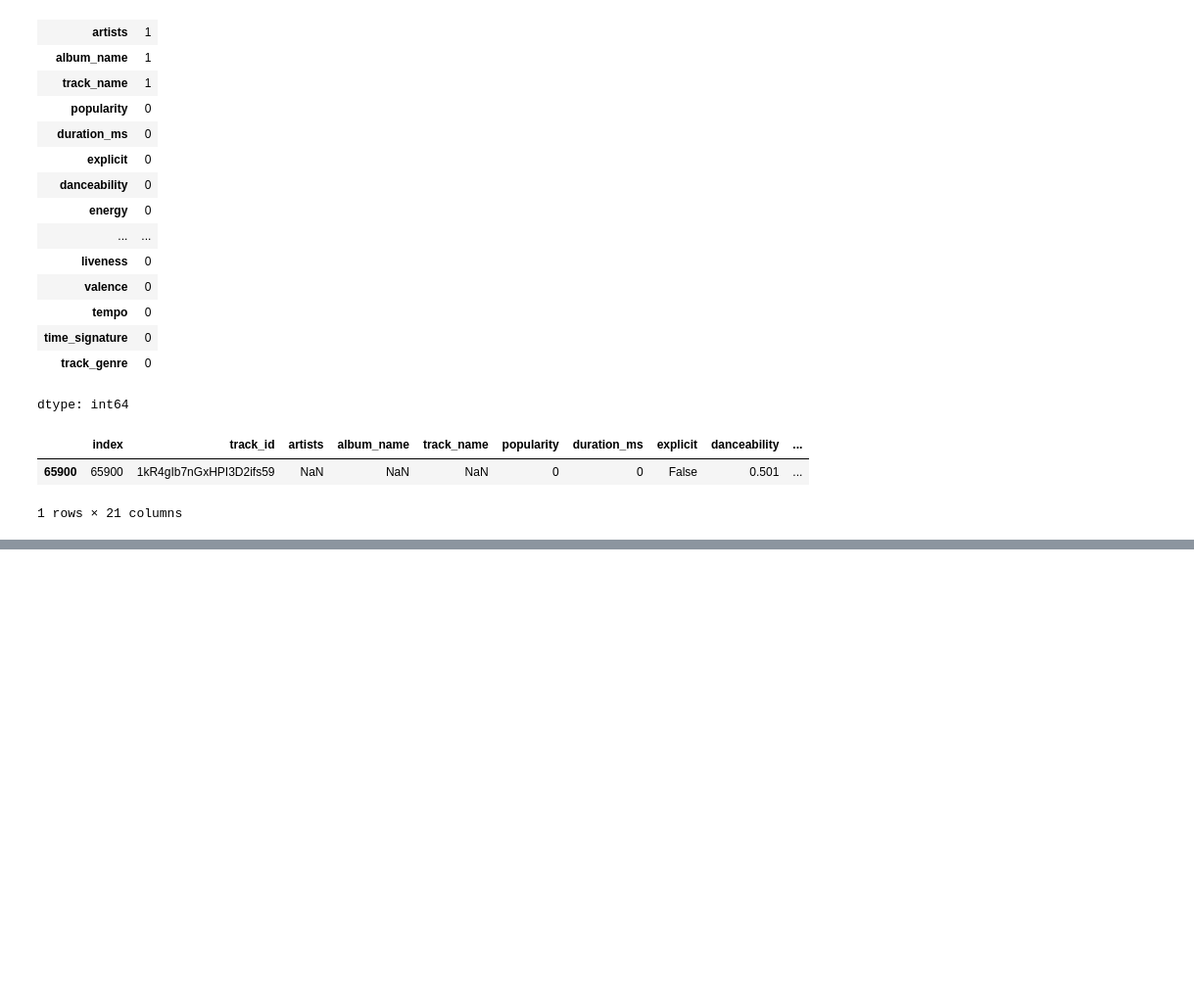
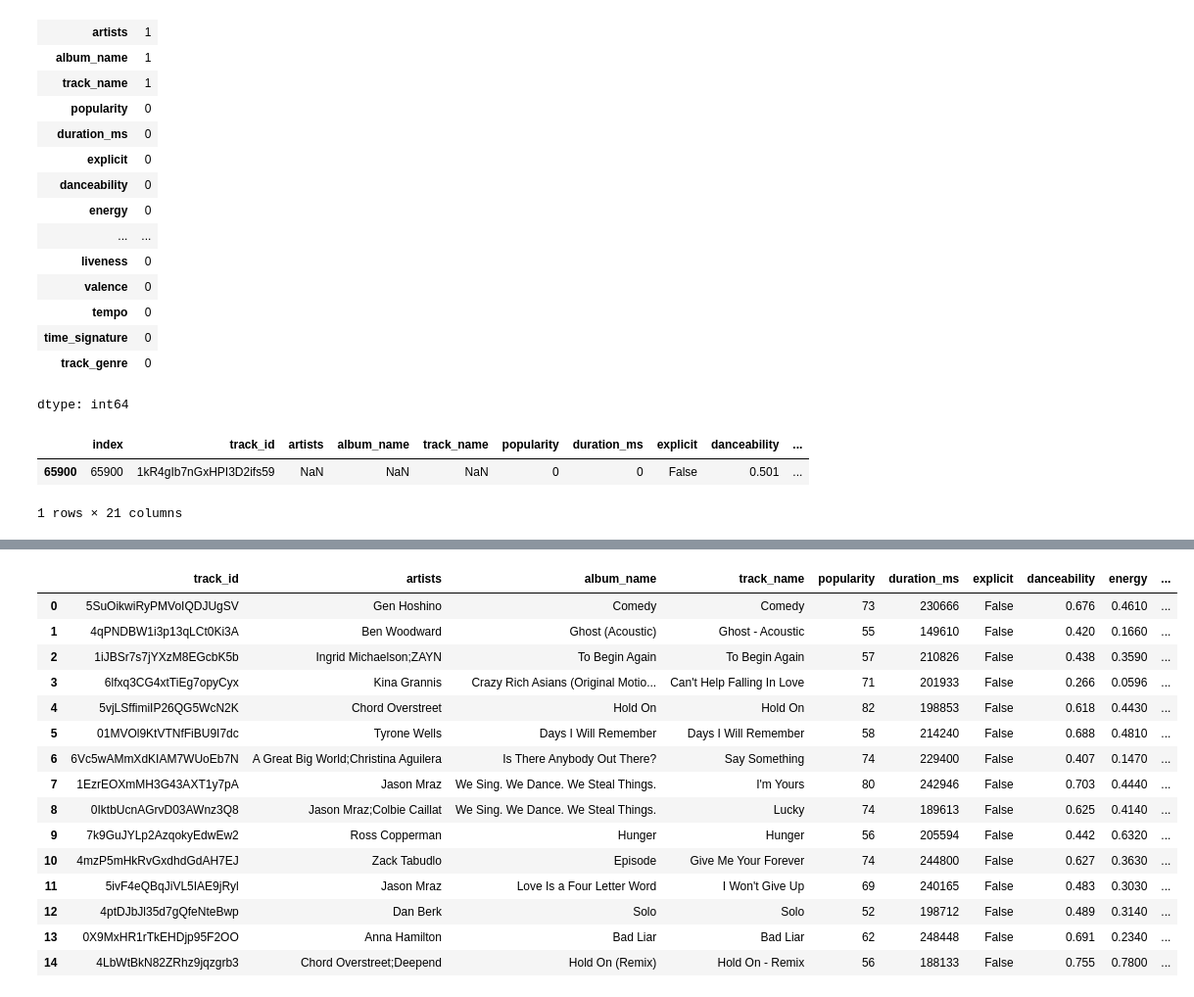
Before and after one commit to matthewsj17/Spotify-Data-Analysis-DSCI300-Project, a Jupyter notebook: DSCI300_DataCleaning_SemesterProject.ipynb, the cells around one changed output, grey strips where cells are left out. Shown at 98% size. Saved outputs shown, nothing was run; the diff lists cells and outputs as text; code cells hidden in the pictures; blank space fills up the shorter version.

```diff
--- a/DSCI300_DataCleaning_SemesterProject.ipynb
+++ b/DSCI300_DataCleaning_SemesterProject.ipynb
@@ -328,0 +636,17 @@ for col in spotifyCont_df.columns:
+# %%
+# Adding 'key_name' column.
+
+spotifyPopular_df['key_name'] = spotifyPopular_df['key'].map({
+    0: 'C',
+    1: 'C♯/D♭',
+    2: 'D',
+    3: 'D♯/E♭',
+    4: 'E',
+    5: 'F',
+    6: 'F♯/G♭',
+    7: 'G',
+    8: 'G♯/A♭',
+    9: 'A',
+    10: 'A♯/B♭',
+    11: 'B'
+})
@@ -328,0 +659,7 @@ for col in spotifyCont_df.columns:
+# %%
+# Adding 'mode_name' Column
+
+spotifyPopular_df['mode_name'] = spotifyPopular_df['mode'].map({
+    0: 'Minor',
+    1: 'Major'
+})
@@ -328,0 +690,8 @@ for col in spotifyCont_df.columns:
+# %%
+# Encoding Explicit as 0,1 to calculate mean and such.
+
+from sklearn.preprocessing import LabelEncoder
+
+le = LabelEncoder()
+
+spotifyPopular_df['explicit_labelEncoded'] = le.fit_transform(spotifyPopular_df['explicit'])
@@ -328,0 +715,5 @@ for col in spotifyCont_df.columns:
+# %%
+spotifyPopular_df['duration_s'] = spotifyPopular_df['duration_ms'] / 1000
+spotifyPopular_df['duration_s'] = spotifyPopular_df['duration_s'].astype(int)
+
+spotifyPopular_df['duration_s']
@@ -328,0 +745,20 @@ for col in spotifyCont_df.columns:
+# %%
+pd.set_option('display.max_columns', None)
+spotifyPopular_df.head(15)
+# %% [output]
+|  | track_id | artists | album_name | track_name | popularity | duration_ms | explicit | danceability | energy | ... |
+| 0 | 5SuOikwiRyPMVoIQDJUgSV | Gen Hoshino | Comedy | Comedy | 73 | 230666 | False | 0.676 | 0.4610 | ... |
+| 1 | 4qPNDBW1i3p13qLCt0Ki3A | Ben Woodward | Ghost (Acoustic) | Ghost - Acoustic | 55 | 149610 | False | 0.420 | 0.1660 | ... |
+| 2 | 1iJBSr7s7jYXzM8EGcbK5b | Ingrid Michaelson;ZAYN | To Begin Again | To Begin Again | 57 | 210826 | False | 0.438 | 0.3590 | ... |
+| 3 | 6lfxq3CG4xtTiEg7opyCyx | Kina Grannis | Crazy Rich Asians (Original Motio... | Can't Help Falling In Love | 71 | 201933 | False | 0.266 | 0.0596 | ... |
+| 4 | 5vjLSffimiIP26QG5WcN2K | Chord Overstreet | Hold On | Hold On | 82 | 198853 | False | 0.618 | 0.4430 | ... |
+| 5 | 01MVOl9KtVTNfFiBU9I7dc | Tyrone Wells | Days I Will Remember | Days I Will Remember | 58 | 214240 | False | 0.688 | 0.4810 | ... |
+| 6 | 6Vc5wAMmXdKIAM7WUoEb7N | A Great Big World;Christina Aguilera | Is There Anybody Out There? | Say Something | 74 | 229400 | False | 0.407 | 0.1470 | ... |
+| 7 | 1EzrEOXmMH3G43AXT1y7pA | Jason Mraz | We Sing. We Dance. We Steal Things. | I'm Yours | 80 | 242946 | False | 0.703 | 0.4440 | ... |
+| 8 | 0IktbUcnAGrvD03AWnz3Q8 | Jason Mraz;Colbie Caillat | We Sing. We Dance. We Steal Things. | Lucky | 74 | 189613 | False | 0.625 | 0.4140 | ... |
+| 9 | 7k9GuJYLp2AzqokyEdwEw2 | Ross Copperman | Hunger | Hunger | 56 | 205594 | False | 0.442 | 0.6320 | ... |
+| 10 | 4mzP5mHkRvGxdhdGdAH7EJ | Zack Tabudlo | Episode | Give Me Your Forever | 74 | 244800 | False | 0.627 | 0.3630 | ... |
+| 11 | 5ivF4eQBqJiVL5IAE9jRyl | Jason Mraz | Love Is a Four Letter Word | I Won't Give Up | 69 | 240165 | False | 0.483 | 0.3030 | ... |
+| 12 | 4ptDJbJl35d7gQfeNteBwp | Dan Berk | Solo | Solo | 52 | 198712 | False | 0.489 | 0.3140 | ... |
+| 13 | 0X9MxHR1rTkEHDjp95F2OO | Anna Hamilton | Bad Liar | Bad Liar | 62 | 248448 | False | 0.691 | 0.2340 | ... |
+| 14 | 4LbWtBkN82ZRhz9jqzgrb3 | Chord Overstreet;Deepend | Hold On (Remix) | Hold On - Remix | 56 | 188133 | False | 0.755 | 0.7800 | ... |
```
Also changed, not shown: parts of 63 cells of this notebook.
